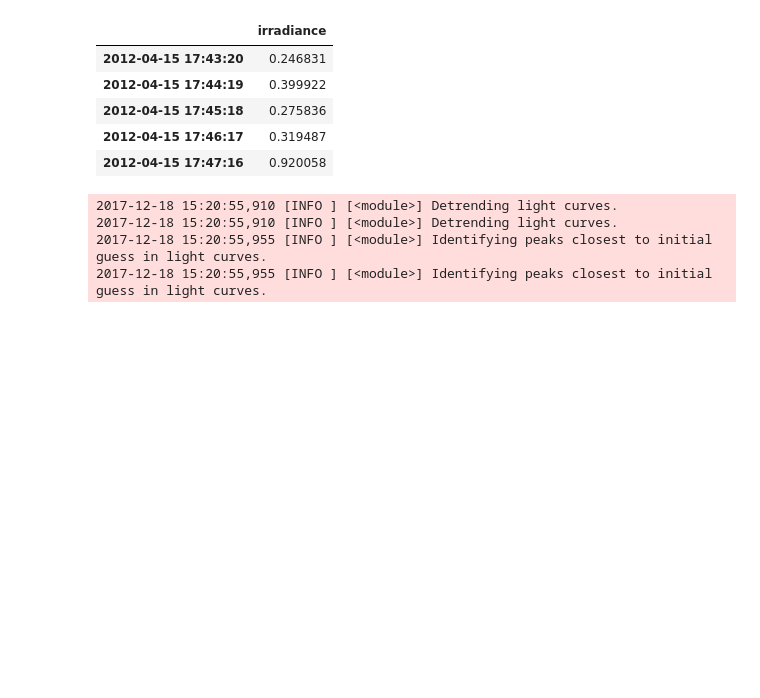
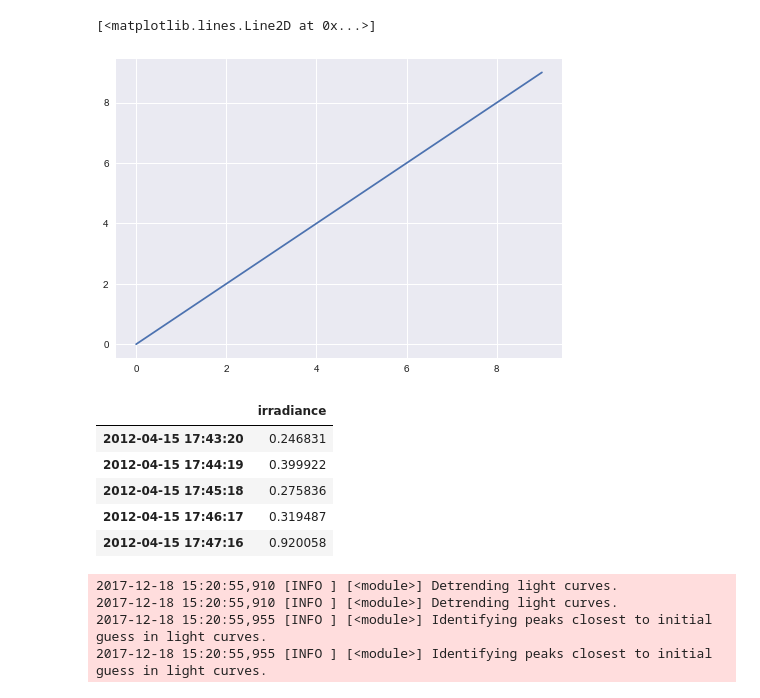
Before and after one commit to jmason86/James-s-EVE-Dimming-Index-JEDI, a Jupyter notebook: prototype_light_curve_peak_match_subtract.ipynb, the cells around one changed output. Saved outputs shown, nothing was run; the diff lists cells and outputs as text; code cells hidden in the pictures; blank space fills up the shorter version.

```diff
--- a/prototype_light_curve_peak_match_subtract.ipynb
+++ b/prototype_light_curve_peak_match_subtract.ipynb
@@ -49,0 +52,2 @@ def light_curve_peak_match_subtract(light_curve_to_subtract_from_df, light_curve
+# %%
+plt.style.use('seaborn')
@@ -50,3 +58,8 @@ def light_curve_peak_match_subtract(light_curve_to_subtract_from_df, light_curve
+# %%
+plt.plot(range(10))
+# %% [output]
+[<matplotlib.lines.Line2D at 0x...>]
+[figure, added]
 # %%
 # prototype only: set up example inputs
 %matplotlib inline
```
Also changed, not shown: parts of 3 cells of this notebook.
